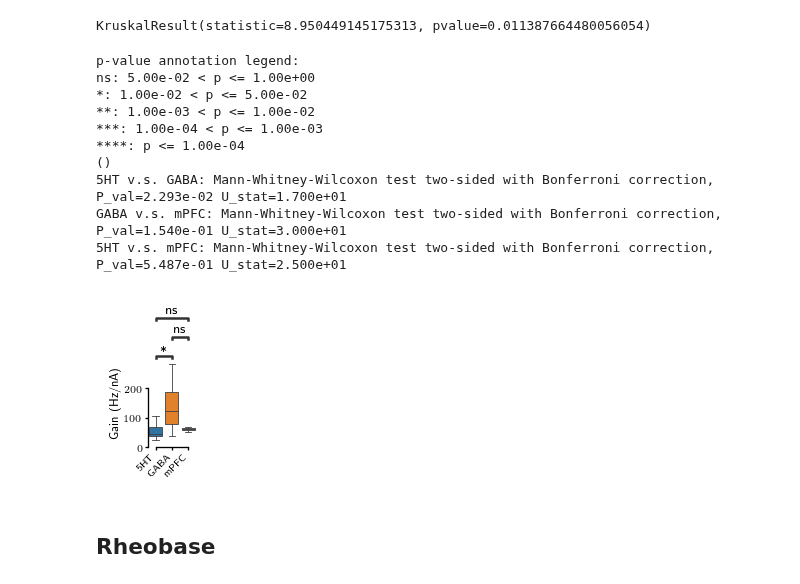
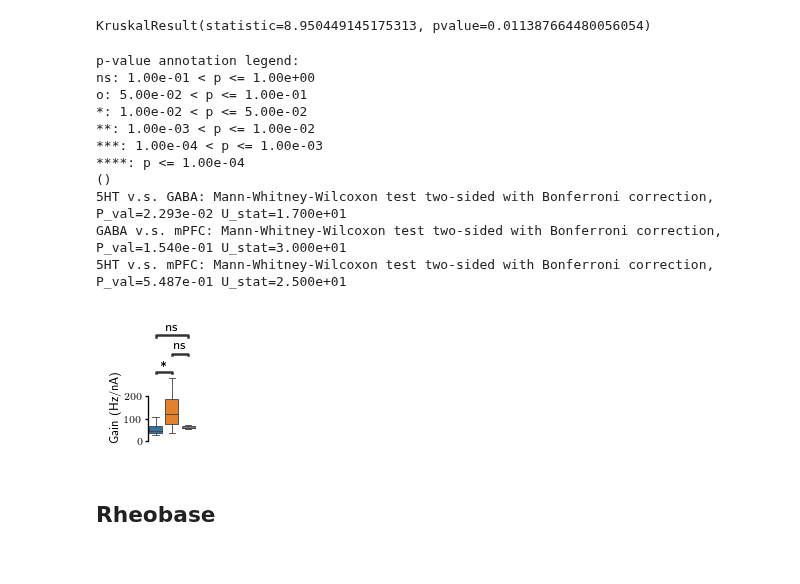
Before and after one commit to nauralcodinglab/raphegif, a Jupyter notebook: figs/scripts/writeup/fI_parameter_comparison.ipynb, the cells around one changed output. Saved outputs shown, nothing was run; the diff lists cells and outputs as text; code cells hidden in the pictures.

Commit message:
Strip x-labels from fI parameter plots for compactness

```diff
--- a/figs/scripts/writeup/fI_parameter_comparison.ipynb
+++ b/figs/scripts/writeup/fI_parameter_comparison.ipynb
@@ -92,7 +92,7 @@ KruskalResult(statistic=8.950449145175313, pvalue=0.011387664480056054)
 plt.figure(figsize=figsize)
 
 plt.subplot(111)
-plt.subplots_adjust(left=0.5, right=0.95, top=0.97, bottom=0.25)
+plt.subplots_adjust(left=0.5, right=0.95, top=0.6, bottom=0.05)
 ax = sns.boxplot(
     'cell_type',
     'gain',
@@ -101,37 +101,39 @@ ax = sns.boxplot(
     palette=[colors['ser'], colors['som'], colors['pyr']]
 )
 plt.xlabel('')
 add_stat_annotation(
     ax=ax,
     x='cell_type',
     y='gain',
     data=param_df,
     order=['5HT', 'GABA', 'mPFC'],
     box_pairs=[('5HT', 'GABA'), ('5HT', 'mPFC'), ('GABA', 'mPFC')],
+    pvalue_thresholds=pvalue_thresholds,
     comparisons_correction='bonferroni',
     test='Mann-Whitney',
     loc='outside'
 )
 plt.ylim(0, plt.ylim()[1])
 plt.ylabel(r'Gain (Hz/nA)')
-plt.xticks(rotation=45, ha='right')
-pltools.hide_border('tr', trim=True)
+plt.xticks([])
+pltools.hide_border('trb', trim=True)
 
 if IMG_PATH is not None:
     plt.savefig(os.path.join(IMG_PATH, 'gain_comparison.png'))
     plt.savefig(os.path.join(IMG_PATH, 'gain_comparison.svg'))
 # %% [output]
 p-value annotation legend:
-ns: 5.00e-02 < p <= 1.00e+00
+ns: 1.00e-01 < p <= 1.00e+00
+o: 5.00e-02 < p <= 1.00e-01
 *: 1.00e-02 < p <= 5.00e-02
 **: 1.00e-03 < p <= 1.00e-02
 ***: 1.00e-04 < p <= 1.00e-03
 ****: p <= 1.00e-04
 ()
 5HT v.s. GABA: Mann-Whitney-Wilcoxon test two-sided with Bonferroni correction, P_val=2.293e-02 U_stat=1.700e+01
 GABA v.s. mPFC: Mann-Whitney-Wilcoxon test two-sided with Bonferroni correction, P_val=1.540e-01 U_stat=3.000e+01
 5HT v.s. mPFC: Mann-Whitney-Wilcoxon test two-sided with Bonferroni correction, P_val=5.487e-01 U_stat=2.500e+01
-[figure, old version]
+[figure, new version]
 # %% [markdown]
 ## Rheobase
 # %%
```
Also changed, not shown: parts of 2 cells of this notebook.
